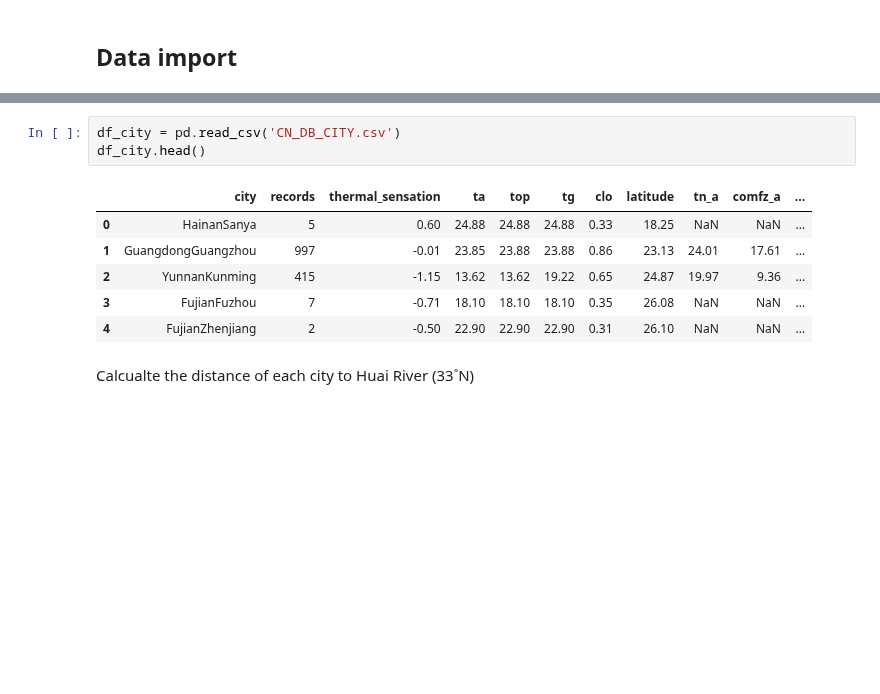
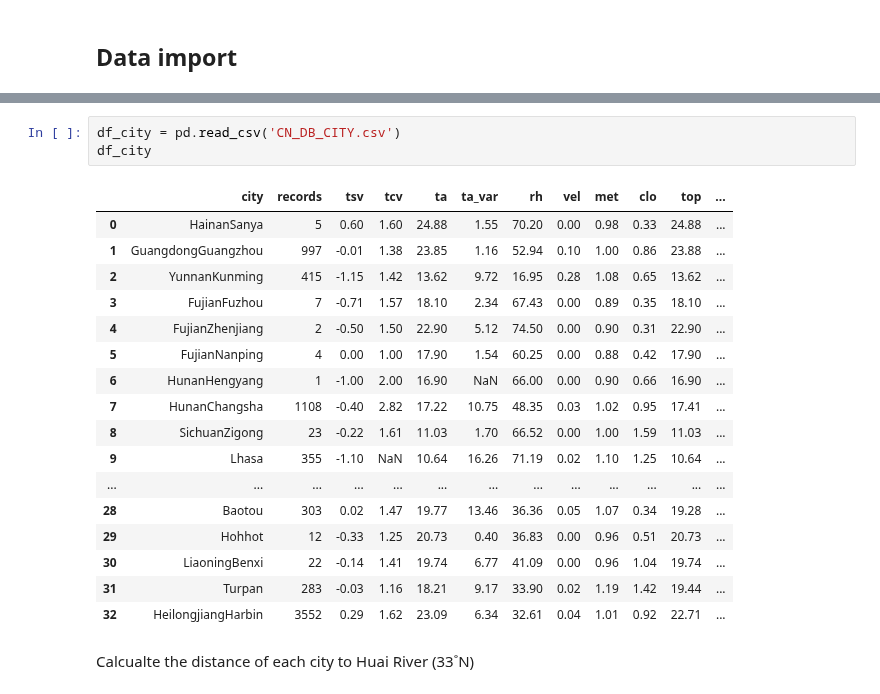
Before and after one commit to ruijis/RD_comfort, a Jupyter notebook: RD.ipynb, the cells around one changed output, grey strips where cells are left out. Cells and saved outputs as stored; diff of their text form; blank space fills up the shorter version.

```diff
--- a/RD.ipynb
+++ b/RD.ipynb
@@ -16,14 +19,25 @@ Index(['suject_id', 'timestamp', 'season', 'city', 'climate', 'building_type',
       dtype='object')
 # %%
 df_city = pd.read_csv('CN_DB_CITY.csv')
-df_city.head()
+df_city
 # %% [output]
-|  | city | records | thermal_sensation | ta | top | tg | clo | latitude | tn_a | comfz_a | ... |
-| 0 | HainanSanya | 5 | 0.60 | 24.88 | 24.88 | 24.88 | 0.33 | 18.25 | NaN | NaN | ... |
-| 1 | GuangdongGuangzhou | 997 | -0.01 | 23.85 | 23.88 | 23.88 | 0.86 | 23.13 | 24.01 | 17.61 | ... |
-| 2 | YunnanKunming | 415 | -1.15 | 13.62 | 13.62 | 19.22 | 0.65 | 24.87 | 19.97 | 9.36 | ... |
-| 3 | FujianFuzhou | 7 | -0.71 | 18.10 | 18.10 | 18.10 | 0.35 | 26.08 | NaN | NaN | ... |
-| 4 | FujianZhenjiang | 2 | -0.50 | 22.90 | 22.90 | 22.90 | 0.31 | 26.10 | NaN | NaN | ... |
+|  | city | records | tsv | tcv | ta | ta_var | rh | vel | met | clo | top | ... |
+| 0 | HainanSanya | 5 | 0.60 | 1.60 | 24.88 | 1.55 | 70.20 | 0.00 | 0.98 | 0.33 | 24.88 | ... |
+| 1 | GuangdongGuangzhou | 997 | -0.01 | 1.38 | 23.85 | 1.16 | 52.94 | 0.10 | 1.00 | 0.86 | 23.88 | ... |
+| 2 | YunnanKunming | 415 | -1.15 | 1.42 | 13.62 | 9.72 | 16.95 | 0.28 | 1.08 | 0.65 | 13.62 | ... |
+| 3 | FujianFuzhou | 7 | -0.71 | 1.57 | 18.10 | 2.34 | 67.43 | 0.00 | 0.89 | 0.35 | 18.10 | ... |
+| 4 | FujianZhenjiang | 2 | -0.50 | 1.50 | 22.90 | 5.12 | 74.50 | 0.00 | 0.90 | 0.31 | 22.90 | ... |
+| 5 | FujianNanping | 4 | 0.00 | 1.00 | 17.90 | 1.54 | 60.25 | 0.00 | 0.88 | 0.42 | 17.90 | ... |
+| 6 | HunanHengyang | 1 | -1.00 | 2.00 | 16.90 | NaN | 66.00 | 0.00 | 0.90 | 0.66 | 16.90 | ... |
+| 7 | HunanChangsha | 1108 | -0.40 | 2.82 | 17.22 | 10.75 | 48.35 | 0.03 | 1.02 | 0.95 | 17.41 | ... |
+| 8 | SichuanZigong | 23 | -0.22 | 1.61 | 11.03 | 1.70 | 66.52 | 0.00 | 1.00 | 1.59 | 11.03 | ... |
+| 9 | Lhasa | 355 | -1.10 | NaN | 10.64 | 16.26 | 71.19 | 0.02 | 1.10 | 1.25 | 10.64 | ... |
+| ... | ... | ... | ... | ... | ... | ... | ... | ... | ... | ... | ... | ... |
+| 28 | Baotou | 303 | 0.02 | 1.47 | 19.77 | 13.46 | 36.36 | 0.05 | 1.07 | 0.34 | 19.28 | ... |
+| 29 | Hohhot | 12 | -0.33 | 1.25 | 20.73 | 0.40 | 36.83 | 0.00 | 0.96 | 0.51 | 20.73 | ... |
+| 30 | LiaoningBenxi | 22 | -0.14 | 1.41 | 19.74 | 6.77 | 41.09 | 0.00 | 0.96 | 1.04 | 19.74 | ... |
+| 31 | Turpan | 283 | -0.03 | 1.16 | 18.21 | 9.17 | 33.90 | 0.02 | 1.19 | 1.42 | 19.44 | ... |
+| 32 | HeilongjiangHarbin | 3552 | 0.29 | 1.62 | 23.09 | 6.34 | 32.61 | 0.04 | 1.01 | 0.92 | 22.71 | ... |
 # %% [markdown]
 Calcualte the distance of each city to Huai River (33˚N)
 # %%
```
Also changed, not shown: parts of 49 cells of this notebook, 5 other files.
